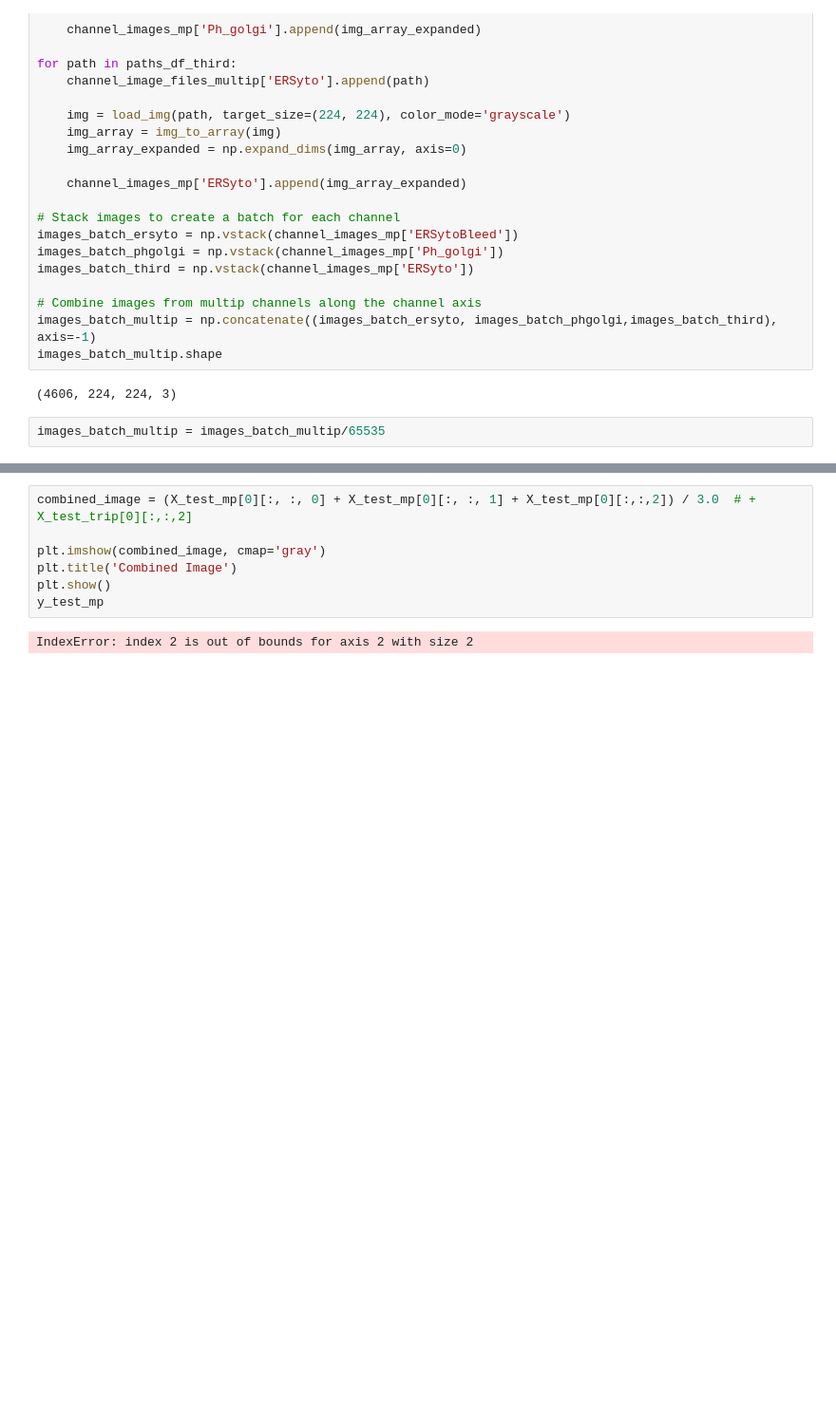
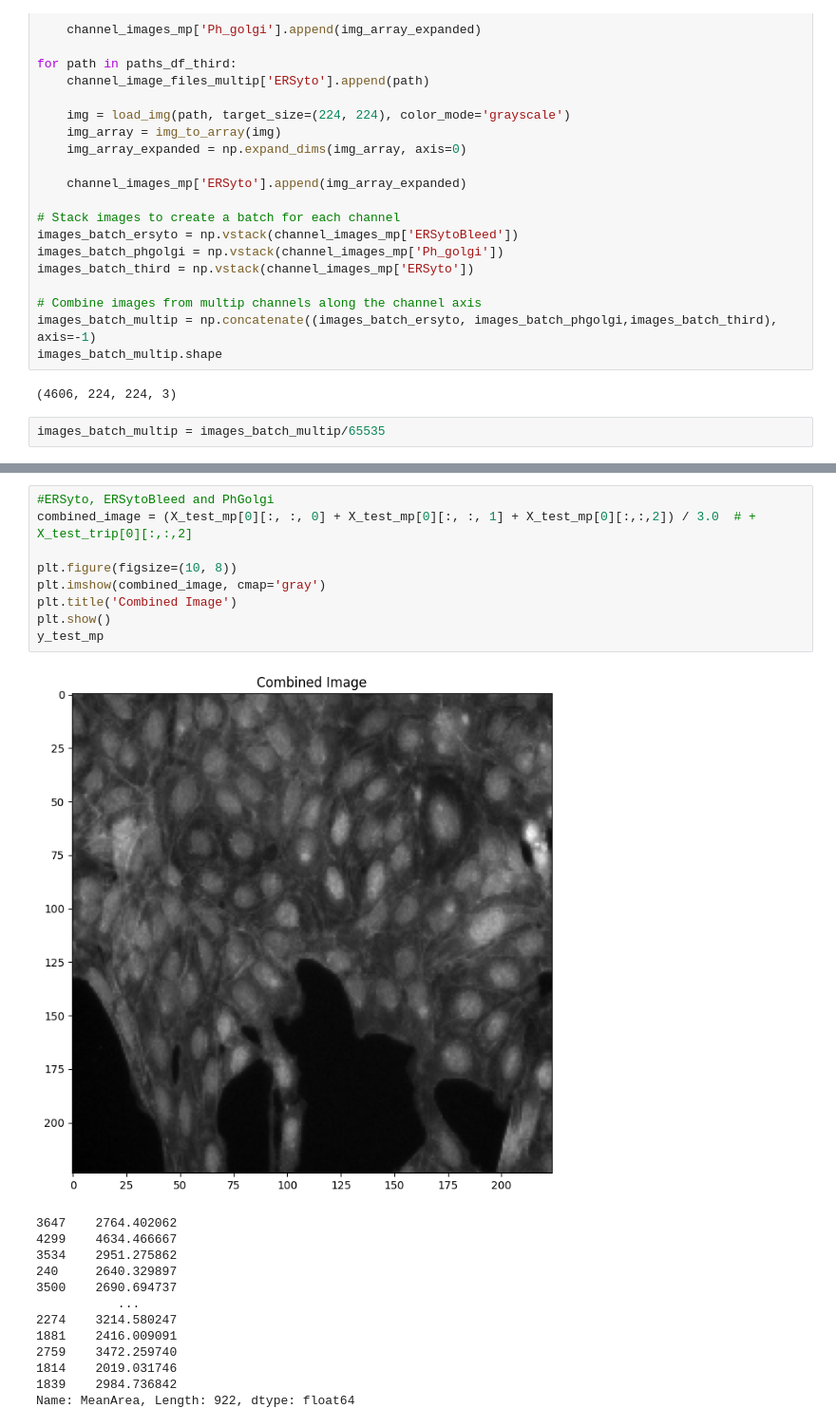
Before and after one commit to ThorstenCodes/MorphoMind, a Jupyter notebook: Notebooks/test.ipynb, the cells around one changed output, grey strips where cells are left out. Shown at 95% size. Drawn from its saved outputs; the diff is of its cells as text; blank space fills up the shorter version.

```diff
--- a/Notebooks/test.ipynb
+++ b/Notebooks/test.ipynb
@@ -106,11 +107,25 @@ y_test_mp
 1839    2984.736842
 Name: MeanArea, Length: 922, dtype: float64
 # %%
+#ERSyto, ERSytoBleed and PhGolgi
 combined_image = (X_test_mp[0][:, :, 0] + X_test_mp[0][:, :, 1] + X_test_mp[0][:,:,2]) / 3.0  # + X_test_trip[0][:,:,2]
 
+plt.figure(figsize=(10, 8))
 plt.imshow(combined_image, cmap='gray')
 plt.title('Combined Image')
 plt.show()
 y_test_mp
 # %% [output]
+[figure, added]
-IndexError: index 2 is out of bounds for axis 2 with size 2
+3647    2764.402062
+4299    4634.466667
+3534    2951.275862
+240     2640.329897
+3500    2690.694737
+           ...
+2274    3214.580247
+1881    2416.009091
+2759    3472.259740
+1814    2019.031746
+1839    2984.736842
+Name: MeanArea, Length: 922, dtype: float64
```
Also changed, not shown: parts of 3 cells of this notebook, 3 other files.
